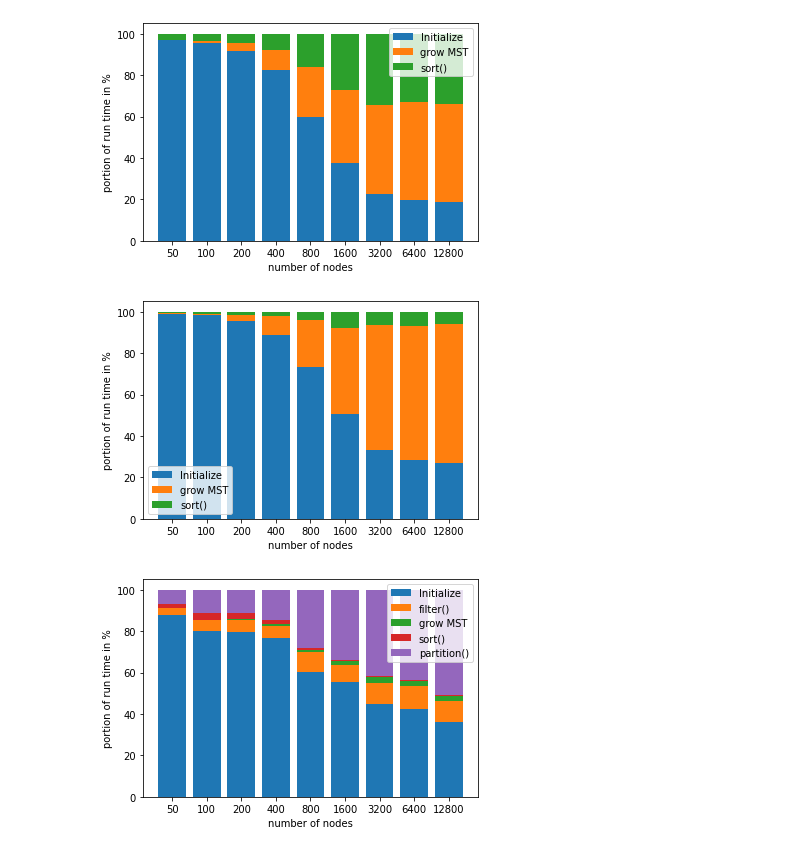
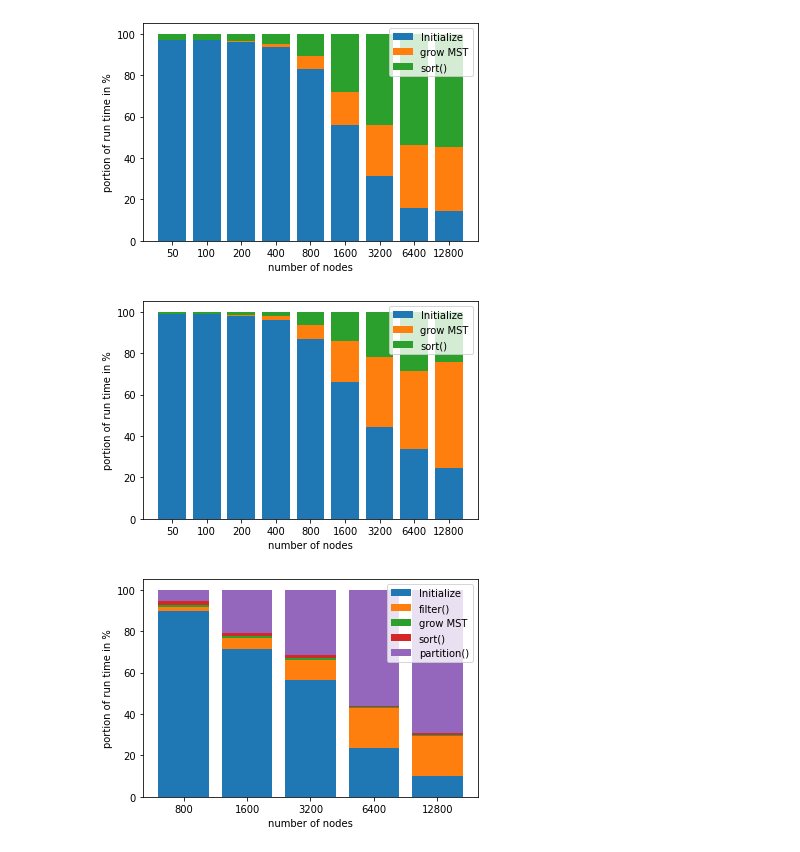
Before and after one commit to hitimr/GPU_ArchComp, a Jupyter notebook: Ex2/scripts/kruskal_benchmark.ipynb, the cells around one changed output. Saved outputs shown, nothing was run; the diff lists cells and outputs as text; code cells hidden in the pictures.

Commit message:
more benchmarks

```diff
--- a/Ex2/scripts/kruskal_benchmark.ipynb
+++ b/Ex2/scripts/kruskal_benchmark.ipynb
@@ -30,6 +30,6 @@ Allowed options:
   -t [ --ouputfile_timings ] arg     Output file for timings. Filepath must be
                                      relative to Ex2/
 # %%
-args = f"--inputfile benchmark_data/barabasi_800_50pct.csv --mst-kernel 1 -s 1 -n 1"
+args = f"--inputfile benchmark_data/barabasi_1600_50pct.csv --mst-kernel 1 -s 1 -n 10"
 df = common.run_benchmark(common.OUT_DIR / "timing_results.csv", args=args, print_output=True)
 df
@@ -55,0 +36,4 @@ total   µ=0.192212s     sigma=0s        median=0.192212s        total=0.192212
+# %%
+args = f"--inputfile benchmark_data/barabasi_1600_50pct.csv --mst-kernel 0 -s 1 -n 10"
+df = common.run_benchmark(common.OUT_DIR / "timing_results.csv", args=args, print_output=True)
+df
@@ -88,6 +88,7 @@ whatever_runs = [{'n_nodes': 200, 'density': '50pct', 'prefix':'all_one', 'flags
 n_nodes_list_d10 = [100, 200, 400, 800, 1600, 3200, 6400, 12800, 25600]
 n_nodes_list_d50 = [50, 100, 200, 400, 800, 1600, 3200, 6400, 12800]
 n_nodes_list_d90 = [25, 50, 100, 200, 400, 800, 1600, 3200, 6400]
+n_nodes_list_sparse = [15625, 31250, 65500, 125000, 250000, 500000, 1000000, 2000000]
 
 def get_run_list(n_nodes_list, density, prefix, flags, reps_standard=10, reps_last=3):
     run_list = []
@@ -122,35 +123,50 @@ def get_run_list(n_nodes_list, density, prefix, flags, reps_standard=10, reps_la
 -s ... 2 : thrust sort, 3 : radix sort
 -p ... 0 : partition cpu, 1 : partition gpu, 2 : partition thrust
 -f ... 0 : filter cpu, 1 : filter gpu, 2 : filter thrust
+-c ... 0 : no path compression, 1 : default, 2,3 : additional options
 
 --pinned-memory
+
 """
 
+
 # compare thrust sort with radix sort
+regK_thrustsort_runs_sparse = get_run_list(n_nodes_list_sparse, 'sparse', 'regK_thrustsort', '-m 0 -s 2')
 regK_thrustsort_runs_d10 = get_run_list(n_nodes_list_d10, '10pct', 'regK_thrustsort', '-m 0 -s 2')
 regK_thrustsort_runs_d50 = get_run_list(n_nodes_list_d50, '50pct', 'regK_thrustsort', '-m 0 -s 2')
 regK_thrustsort_runs_d90 = get_run_list(n_nodes_list_d90, '90pct', 'regK_thrustsort', '-m 0 -s 2')
 
+regK_radix_runs_sparse = get_run_list(n_nodes_list_sparse, 'sparse', 'regK_radix', '-m 0 -s 3')
 regK_radix_runs_d10 = get_run_list(n_nodes_list_d10, '10pct', 'regK_radix', '-m 0 -s 3')
 regK_radix_runs_d50 = get_run_list(n_nodes_list_d50, '50pct', 'regK_radix', '-m 0 -s 3')
 regK_radix_runs_d90 = get_run_list(n_nodes_list_d90, '90pct', 'regK_radix', '-m 0 -s 3')
 
+regK_radix_pin_runs_sparse = get_run_list(n_nodes_list_sparse, 'sparse', 'regK_radix_pin', '-m 0 -s 3 --pinned-memory')
+regK_radix_pin_runs_d10 = get_run_list(n_nodes_list_d10, '10pct', 'regK_radix_pin', '-m 0 -s 3 --pinned-memory')
+regK_radix_pin_runs_d50 = get_run_list(n_nodes_list_d50, '50pct', 'regK_radix_pin', '-m 0 -s 3 --pinned-memory')
+regK_radix_pin_runs_d90 = get_run_list(n_nodes_list_d90, '90pct', 'regK_radix_pin', '-m 0 -s 3 --pinned-memory')
+
 
 # compare all thrust with our kernels (filter and partition on cpu)
+filK_all_thrust_sparse = get_run_list(n_nodes_list_sparse, 'sparse', 'filK_all_thrust', '-s 2 -p 3 -f 2')
 filK_all_thrust_d10 = get_run_list(n_nodes_list_d10, '10pct', 'filK_all_thrust', '-s 2 -p 3 -f 2')
 filK_all_thrust_d50 = get_run_list(n_nodes_list_d50, '50pct', 'filK_all_thrust', '-s 2 -p 3 -f 2')
 filK_all_thrust_d90 = get_run_list(n_nodes_list_d90, '90pct', 'filK_all_thrust', '-s 2 -p 3 -f 2')
 
-filK_f0p0s3_d10 = get_run_list(n_nodes_list_d10, '10pct', 'filK_f0p0s3', '-m 1 -f 0 -p 0 -s 3')
-filK_f0p0s3_d50 = get_run_list(n_nodes_list_d50, '50pct', 'filK_f0p0s3', '-m 1 -f 0 -p 0 -s 3')
-filK_f0p0s3_d90 = get_run_list(n_nodes_list_d90, '90pct', 'filK_f0p0s3', '-m 1 -f 0 -p 0 -s 3')
+#filK_f0p0s3_d10 = get_run_list(n_nodes_list_d10, '10pct', 'filK_f0p0s3', '-m 1 -f 0 -p 0 -s 3')
+#filK_f0p0s3_d50 = get_run_list(n_nodes_list_d50, '50pct', 'filK_f0p0s3', '-m 1 -f 0 -p 0 -s 3')
+#filK_f0p0s3_d90 = get_run_list(n_nodes_list_d90, '90pct', 'filK_f0p0s3', '-m 1 -f 0 -p 0 -s 3')
 
 # our kernels (filter and partition on gpu)
+filK_f1p1s3_sparse = get_run_list(n_nodes_list_sparse, 'sparse', 'filK_f1p1s3', '-m 1 -f 1 -p 1 -s 3')
 filK_f1p1s3_d10 = get_run_list(n_nodes_list_d10, '10pct', 'filK_f1p1s3', '-m 1 -f 1 -p 1 -s 3')
-filK_f1p1s3_d50 = get_run_list(n_nodes_list_d50, '50pct', 'filK_f1p1s3', '-m 1 -f 1 -p 1 -s 3')
+#filK_f1p1s3_d50 = get_run_list(n_nodes_list_d50, '50pct', 'filK_f1p1s3', '-m 1 -f 1 -p 1 -s 3')
+filK_f1p1s3_d50 = get_run_list(n_nodes_list_d50, '50pct', 'filK_f1p1s3', '-m 1 -f 1 -p 1 -s 3', reps_standard=3, reps_last=3)
 filK_f1p1s3_d90 = get_run_list(n_nodes_list_d90, '90pct', 'filK_f1p1s3', '-m 1 -f 1 -p 1 -s 3')
 
-filK_f1p2s3_d10 = get_run_list(n_nodes_list_d10, '10pct', 'filK_f1p2s3', '-m 1 -f 1 -p 2 -s 3')
+filK_f1p2s3_sparse = get_run_list(n_nodes_list_sparse, 'sparse', 'filK_f1p2s3', '-m 1 -f 1 -p 2 -s 3')
+#filK_f1p2s3_d10 = get_run_list(n_nodes_list_d10, '10pct', 'filK_f1p2s3', '-m 1 -f 1 -p 2 -s 3')
+filK_f1p2s3_d10 = get_run_list(n_nodes_list_d10, '10pct', 'filK_f1p2s3', '-m 1 -f 1 -p 2 -s 3', reps_standard=3, reps_last=3)
 filK_f1p2s3_d50 = get_run_list(n_nodes_list_d50, '50pct', 'filK_f1p2s3', '-m 1 -f 1 -p 2 -s 3')
 filK_f1p2s3_d90 = get_run_list(n_nodes_list_d90, '90pct', 'filK_f1p2s3', '-m 1 -f 1 -p 2 -s 3')
 # %%
@@ -394,15 +517,15 @@ plot_lines(regK_thrustsort_runs_d90 + regK_radix_runs_d90 + filK_all_custom_d90
 # %%
 stacked_bars(regK_radix_runs_d50, regular_kruskal=True)
-#plt.savefig(common.OUT_DIR / "bars_regK_radix_d50.png", dpi=200)
+plt.savefig(common.OUT_DIR / "bars_regK_radix_d50.png", dpi=200)
 # %% [output]
-[figure, old version]
+[figure, new version]
 # %%
 stacked_bars(regK_thrustsort_runs_d50, regular_kruskal=True)
-#plt.savefig(common.OUT_DIR / "bars_regK_thrustsort_d50.png", dpi=200)
+plt.savefig(common.OUT_DIR / "bars_regK_thrustsort_d50.png", dpi=200)
 # %% [output]
-[figure, old version]
+[figure, new version]
 # %%
-stacked_bars(filK_all_thrust_d50)
-#plt.savefig(common.OUT_DIR / "bars_filK_all_thrust_d50.png", dpi=200)
+stacked_bars(filK_f1p1s3_d50[-5:])
+plt.savefig(common.OUT_DIR / "bars_filK_f1p1s3_d50.png", dpi=200)
 # %% [output]
-[figure, old version]
+[figure, new version]
```
Also changed, not shown: parts of 41 cells of this notebook, 1 other file.
